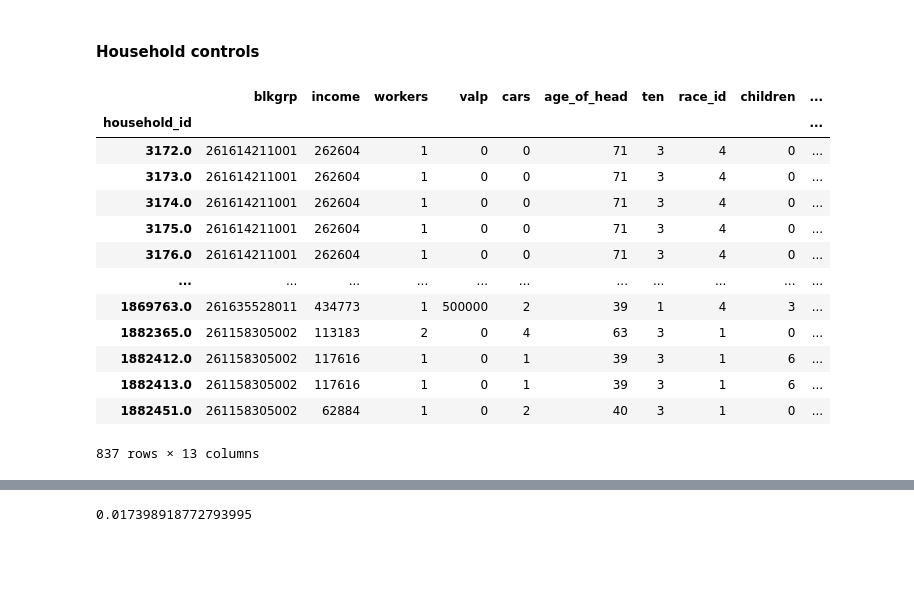
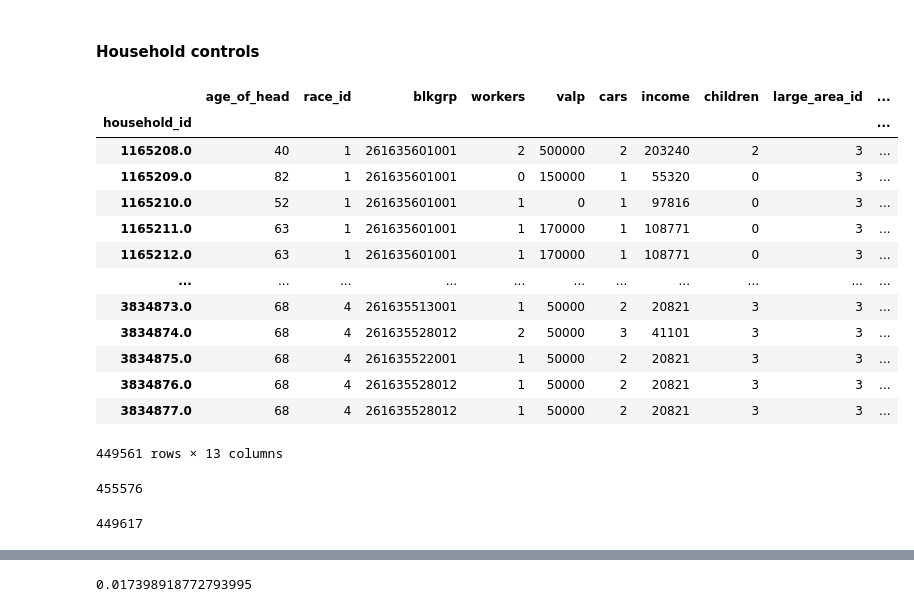
Before and after one commit to SEMCOG/semcog_urbansim, a Jupyter notebook: notebooks/model_analysis/model_output_analysis.ipynb, the cells around one changed output, grey strips where cells are left out. Saved outputs shown, nothing was run; the diff lists cells and outputs as text; code cells hidden in the pictures; blank space fills up the shorter version.

```diff
--- a/notebooks/model_analysis/model_output_analysis.ipynb
+++ b/notebooks/model_analysis/model_output_analysis.ipynb
@@ -100,7 +100,7 @@ def filter_table(table, filter_series, ignore=None):
 
 	return apply_filter_query(table, filters)
 run_folder = "/home/da/semcog_urbansim/runs"
-run_num = "run325"
+run_num = "run336"
 hdf = pd.HDFStore(os.path.join(run_folder, '%s.h5'%run_num), 'r')
 # %% [markdown]
 ### GQ
@@ -230,24 +230,31 @@ region_ct = hdf['/base/annual_household_control_totals']
 region_hh = hdf["/2050/households"]
 region_p = hdf["/2050/persons"]
 region_target = pd.read_csv('/home/da/share/urbansim/RDF2050/model_inputs/base_tables/remi_pop_total.csv', index_col='large_area_id')
-# %%
-hh= hdf["/2050/households"]
-hh.query('building_id>90000000')
-# %% [output]
-|  | blkgrp | income | workers | valp | cars | age_of_head | ten | race_id | children | ... |
-| household_id |  |  |  |  |  |  |  |  |  | ... |
-| 3172.0 | 261614211001 | 262604 | 1 | 0 | 0 | 71 | 3 | 4 | 0 | ... |
-| 3173.0 | 261614211001 | 262604 | 1 | 0 | 0 | 71 | 3 | 4 | 0 | ... |
-| 3174.0 | 261614211001 | 262604 | 1 | 0 | 0 | 71 | 3 | 4 | 0 | ... |
-| 3175.0 | 261614211001 | 262604 | 1 | 0 | 0 | 71 | 3 | 4 | 0 | ... |
-| 3176.0 | 261614211001 | 262604 | 1 | 0 | 0 | 71 | 3 | 4 | 0 | ... |
-| ... | ... | ... | ... | ... | ... | ... | ... | ... | ... | ... |
-| 1869763.0 | 261635528011 | 434773 | 1 | 500000 | 2 | 39 | 1 | 4 | 3 | ... |
-| 1882365.0 | 261158305002 | 113183 | 2 | 0 | 4 | 63 | 3 | 1 | 0 | ... |
-| 1882412.0 | 261158305002 | 117616 | 1 | 0 | 1 | 39 | 3 | 1 | 6 | ... |
-| 1882413.0 | 261158305002 | 117616 | 1 | 0 | 1 | 39 | 3 | 1 | 6 | ... |
-| 1882451.0 | 261158305002 | 62884 | 1 | 0 | 2 | 40 | 3 | 1 | 0 | ... |
-837 rows × 13 columns
+# %%
+hdf["/2050/households"].query('large_area_id==3')
+# %% [output]
+|  | age_of_head | race_id | blkgrp | workers | valp | cars | income | children | large_area_id | ... |
+| household_id |  |  |  |  |  |  |  |  |  | ... |
+| 1165208.0 | 40 | 1 | 261635601001 | 2 | 500000 | 2 | 203240 | 2 | 3 | ... |
+| 1165209.0 | 82 | 1 | 261635601001 | 0 | 150000 | 1 | 55320 | 0 | 3 | ... |
+| 1165210.0 | 52 | 1 | 261635601001 | 1 | 0 | 1 | 97816 | 0 | 3 | ... |
+| 1165211.0 | 63 | 1 | 261635601001 | 1 | 170000 | 1 | 108771 | 0 | 3 | ... |
+| 1165212.0 | 63 | 1 | 261635601001 | 1 | 170000 | 1 | 108771 | 0 | 3 | ... |
+| ... | ... | ... | ... | ... | ... | ... | ... | ... | ... | ... |
+| 3834873.0 | 68 | 4 | 261635513001 | 1 | 50000 | 2 | 20821 | 3 | 3 | ... |
+| 3834874.0 | 68 | 4 | 261635528012 | 2 | 50000 | 3 | 41101 | 3 | 3 | ... |
+| 3834875.0 | 68 | 4 | 261635522001 | 1 | 50000 | 2 | 20821 | 3 | 3 | ... |
+| 3834876.0 | 68 | 4 | 261635528012 | 1 | 50000 | 2 | 20821 | 3 | 3 | ... |
+| 3834877.0 | 68 | 4 | 261635528012 | 1 | 50000 | 2 | 20821 | 3 | 3 | ... |
+449561 rows × 13 columns
+# %%
+region_ct.loc[2020].query('large_area_id==3').total_number_of_households.sum()
+# %% [output]
+455576
+# %%
+region_ct.loc[2050].query('large_area_id==3').total_number_of_households.sum()
+# %% [output]
+449617
 # %%
 max_cols = region_ct.columns[
 	region_ct.columns.str.endswith("_max") & (region_ct == -1).any(axis=0)
```
Also changed, not shown: parts of 11 cells of this notebook.
